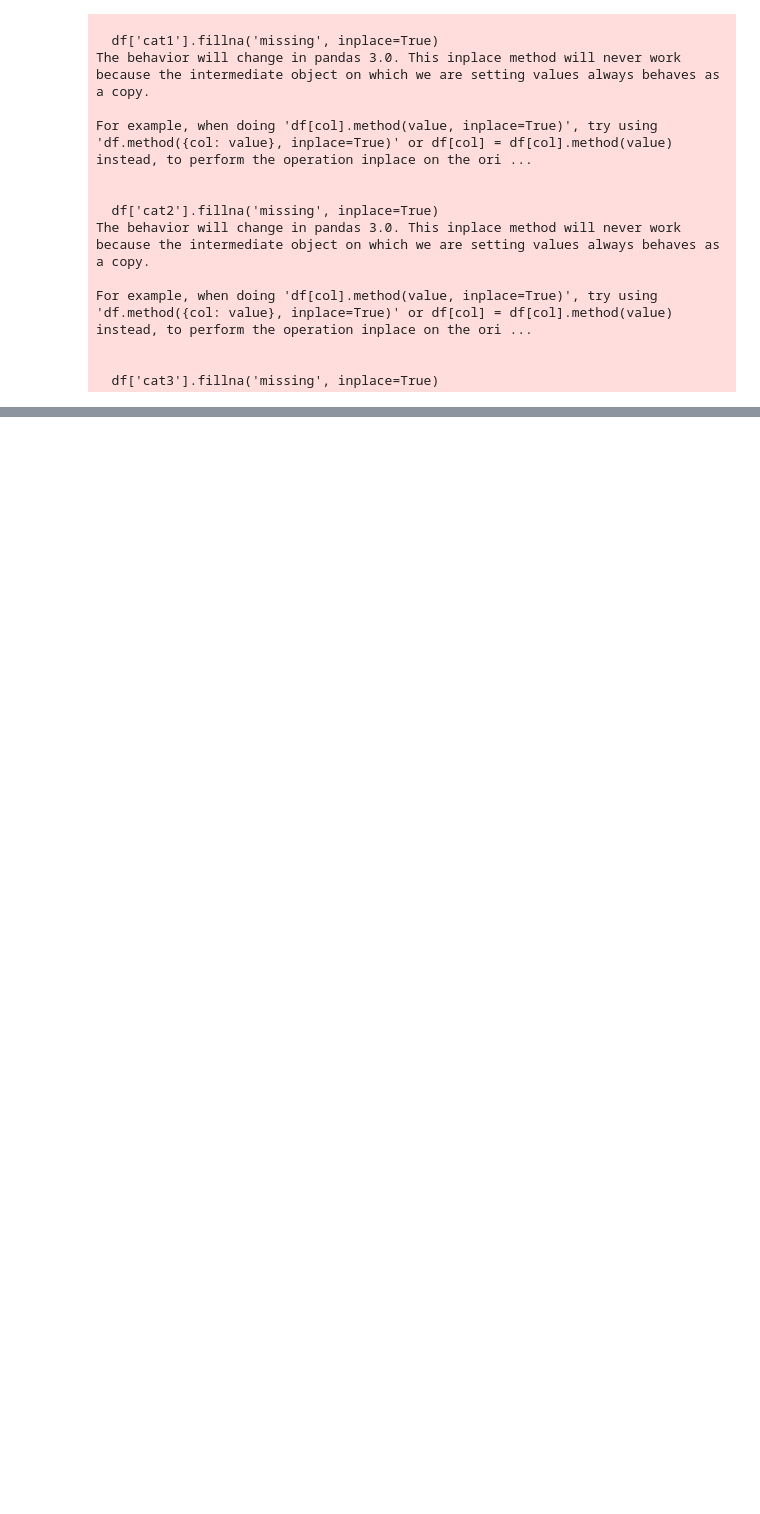
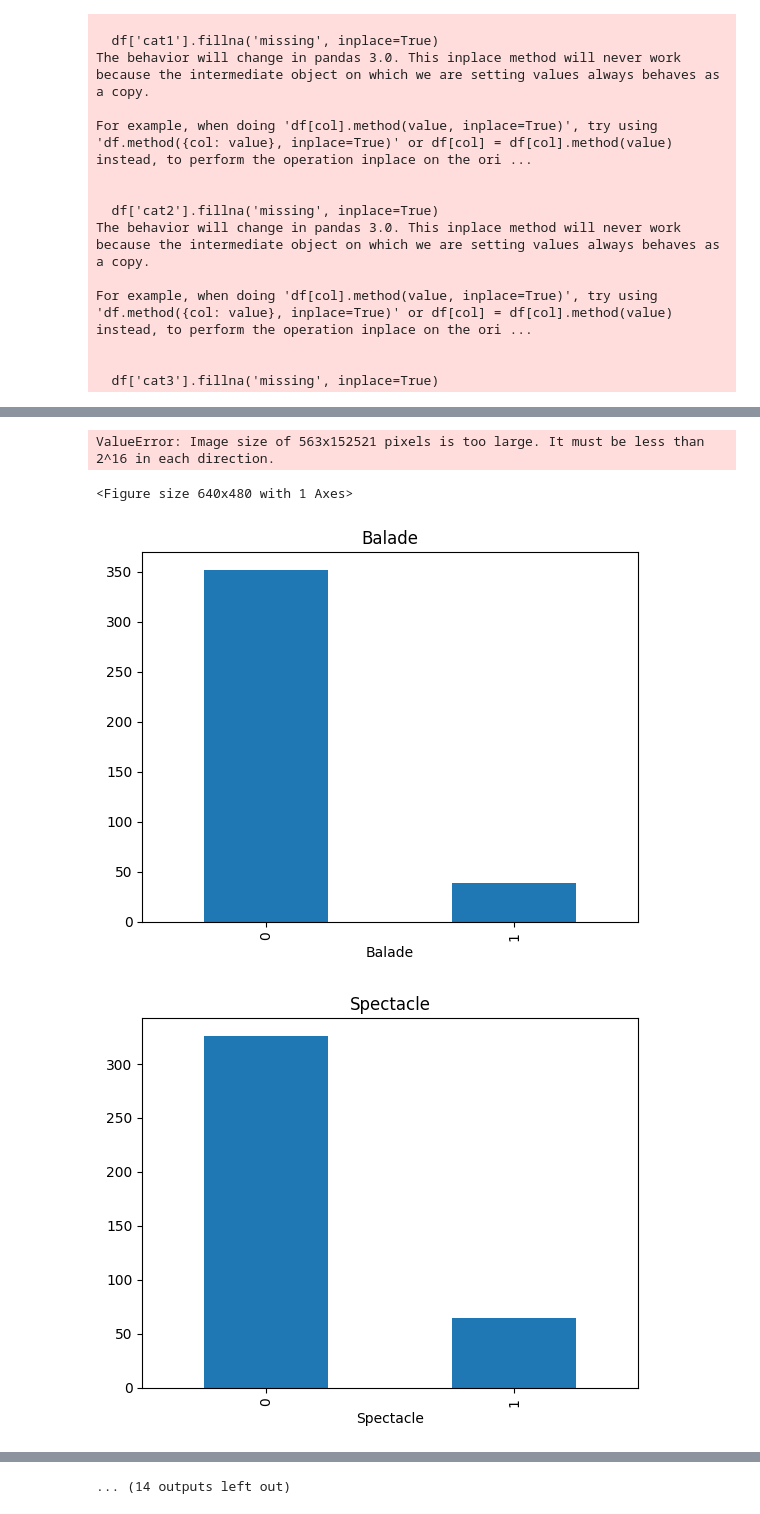
Before and after one commit to maxwarch/fine-tune-classification, a Jupyter notebook: farid/class7.ipynb, the cells around one changed output, grey strips where cells are left out. Drawn from its saved outputs; the diff is of its cells as text; code cells hidden in the pictures; blank space fills up the shorter version.

```diff
--- a/farid/class7.ipynb
+++ b/farid/class7.ipynb
@@ -47,23 +45,3 @@ For example, when doing 'df[col].method(value, inplace=True)', try using 'df.met
 
 
   df['cat3'].fillna('missing', inplace=True)
-# %%
-# Combine the three label columns into one
-df['labels'] = df[['cat1', 'cat2', 'cat3']].values.tolist()
-
-# Binarize the labels
-mlb = MultiLabelBinarizer()
-labels = mlb.fit_transform(df['labels'])
-
-# Split data into training and validation sets
-train_texts, val_texts, train_labels, val_labels = train_test_split(df['description'].tolist(), labels, test_size=0.2)
-
-train_texts = [str(text) for text in train_texts]
-val_texts = [str(text) for text in val_texts]
-
-# Load tokenizer
-tokenizer = BertTokenizerFast.from_pretrained('bert-base-uncased')
-
-# Tokenize the texts
-train_encodings = tokenizer(train_texts, truncation=True, padding=True)
-val_encodings = tokenizer(val_texts, truncation=True, padding=True)
@@ -139,0 +95,3 @@ HPU available: False, using: 0 HPUs
+# %%
+for column in df_new.columns:
+    print(df_new[column].value_counts())
@@ -139,0 +116,12 @@ HPU available: False, using: 0 HPUs
+# %%
+import matplotlib.pyplot as plt
+
+for column in df_new.columns:
+    df_new[column].value_counts().plot(kind='bar')
+    plt.title(column)
+    plt.show()
+# %% [output]
+ValueError: Image size of 563x152521 pixels is too large. It must be less than 2^16 in each direction.
+<Figure size 640x480 with 1 Axes>
+[figure, added]
+[figure, added]
@@ -139,0 +136 @@ HPU available: False, using: 0 HPUs
+... (14 outputs left out)
```
Also changed, not shown: parts of 6 cells of this notebook, 1 other file.
